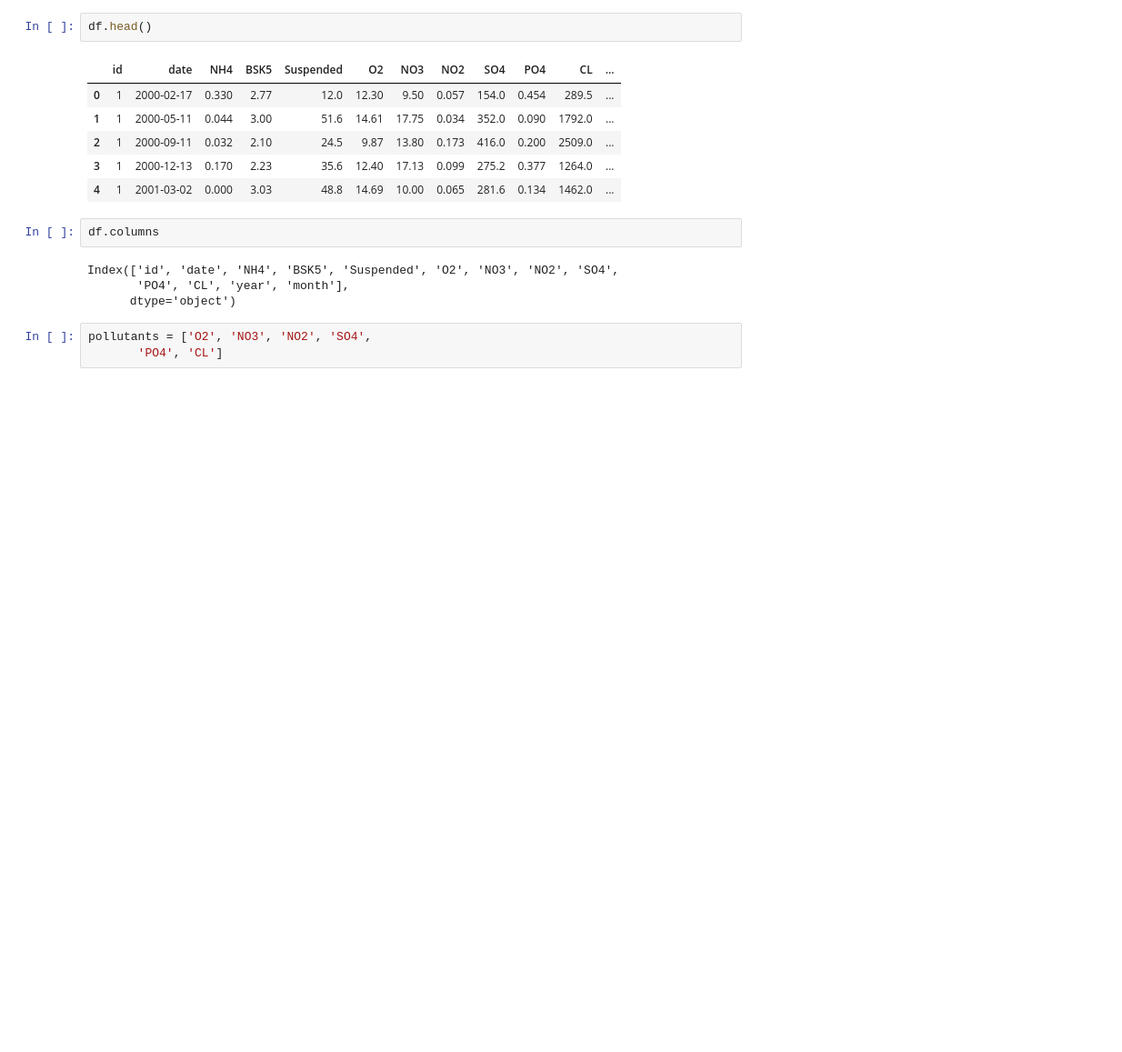
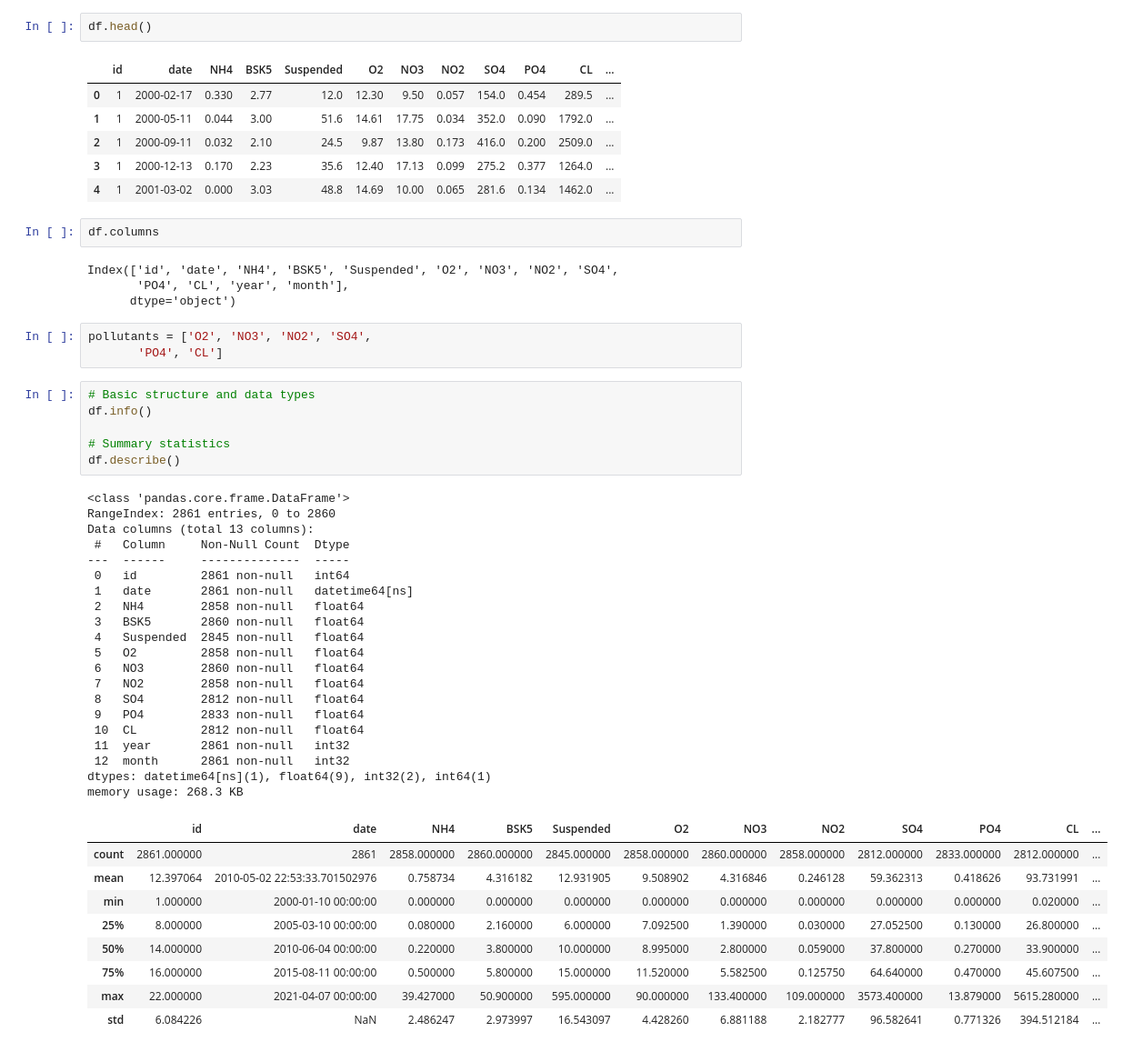
Before and after one commit to durgesh1065/Water-Quality-Prediction, a Jupyter notebook: Water_Quality_Prediction.ipynb, the cells around one changed output. Shown at 91% size. Saved outputs shown, nothing was run; the diff lists cells and outputs as text; blank space fills up the shorter version.

```diff
--- a/Water_Quality_Prediction.ipynb
+++ b/Water_Quality_Prediction.ipynb
@@ -179,3 +179,39 @@ Index(['id', 'date', 'NH4', 'BSK5', 'Suspended', 'O2', 'NO3', 'NO2', 'SO4',
 # %%
 pollutants = ['O2', 'NO3', 'NO2', 'SO4',
        'PO4', 'CL']
+# %%
+# Basic structure and data types
+df.info()
+
+# Summary statistics
+df.describe()
+# %% [output]
+<class 'pandas.core.frame.DataFrame'>
+RangeIndex: 2861 entries, 0 to 2860
+Data columns (total 13 columns):
+ #   Column     Non-Null Count  Dtype
+---  ------     --------------  -----
+ 0   id         2861 non-null   int64
+ 1   date       2861 non-null   datetime64[ns]
+ 2   NH4        2858 non-null   float64
+ 3   BSK5       2860 non-null   float64
+ 4   Suspended  2845 non-null   float64
+ 5   O2         2858 non-null   float64
+ 6   NO3        2860 non-null   float64
+ 7   NO2        2858 non-null   float64
+ 8   SO4        2812 non-null   float64
+ 9   PO4        2833 non-null   float64
+ 10  CL         2812 non-null   float64
+ 11  year       2861 non-null   int32
+ 12  month      2861 non-null   int32
+dtypes: datetime64[ns](1), float64(9), int32(2), int64(1)
+memory usage: 268.3 KB
+|  | id | date | NH4 | BSK5 | Suspended | O2 | NO3 | NO2 | SO4 | PO4 | CL | ... |
+| count | 2861.000000 | 2861 | 2858.000000 | 2860.000000 | 2845.000000 | 2858.000000 | 2860.000000 | 2858.000000 | 2812.000000 | 2833.000000 | 2812.000000 | ... |
+| mean | 12.397064 | 2010-05-02 22:53:33.701502976 | 0.758734 | 4.316182 | 12.931905 | 9.508902 | 4.316846 | 0.246128 | 59.362313 | 0.418626 | 93.731991 | ... |
+| min | 1.000000 | 2000-01-10 00:00:00 | 0.000000 | 0.000000 | 0.000000 | 0.000000 | 0.000000 | 0.000000 | 0.000000 | 0.000000 | 0.020000 | ... |
+| 25% | 8.000000 | 2005-03-10 00:00:00 | 0.080000 | 2.160000 | 6.000000 | 7.092500 | 1.390000 | 0.030000 | 27.052500 | 0.130000 | 26.800000 | ... |
+| 50% | 14.000000 | 2010-06-04 00:00:00 | 0.220000 | 3.800000 | 10.000000 | 8.995000 | 2.800000 | 0.059000 | 37.800000 | 0.270000 | 33.900000 | ... |
+| 75% | 16.000000 | 2015-08-11 00:00:00 | 0.500000 | 5.800000 | 15.000000 | 11.520000 | 5.582500 | 0.125750 | 64.640000 | 0.470000 | 45.607500 | ... |
+| max | 22.000000 | 2021-04-07 00:00:00 | 39.427000 | 50.900000 | 595.000000 | 90.000000 | 133.400000 | 109.000000 | 3573.400000 | 13.879000 | 5615.280000 | ... |
+| std | 6.084226 | NaN | 2.486247 | 2.973997 | 16.543097 | 4.428260 | 6.881188 | 2.182777 | 96.582641 | 0.771326 | 394.512184 | ... |
```
Also changed, not shown: parts of 4 cells of this notebook.
